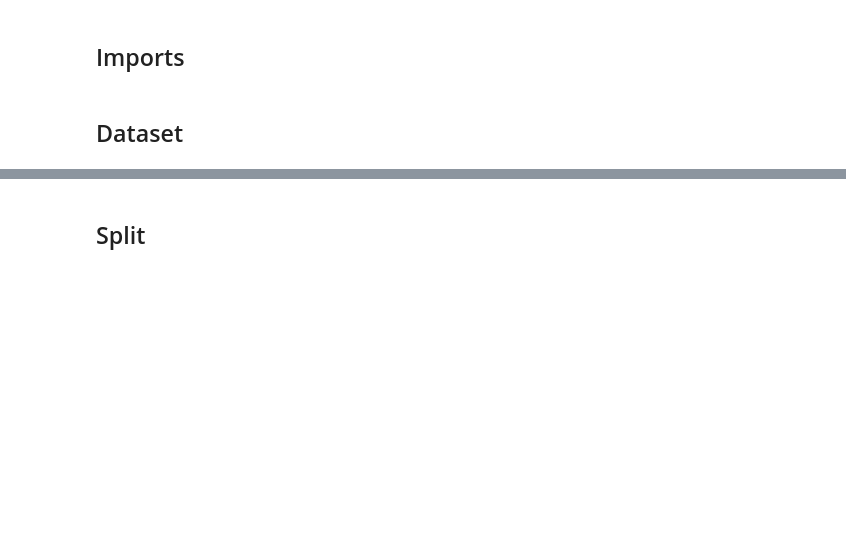
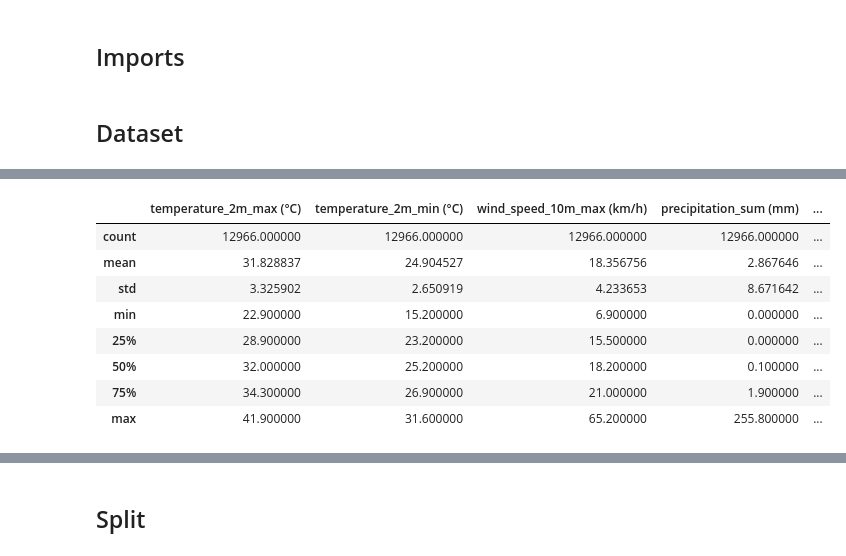
Before and after one commit to Kpranav-Kp/Weather-Prediction, a Jupyter notebook: 2_Stage_Weather_Prediction.ipynb, the cells around one changed output, grey strips where cells are left out. Drawn from its saved outputs; the diff is of its cells as text; code cells hidden in the pictures; blank space fills up the shorter version.

```diff
--- a/2_Stage_Weather_Prediction.ipynb
+++ b/2_Stage_Weather_Prediction.ipynb
@@ -17,0 +51,14 @@ weather.index = pd.to_datetime(weather.index)
+# %%
+weather[["temperature_2m_max (°C)","temperature_2m_min (°C)",'wind_speed_10m_max (km/h)','precipitation_sum (mm)','temperature_2m_mean (°C)',
+        'dew_point_2m_mean (°C)','cloud_cover_max (%)','relative_humidity_2m_mean (%)','pressure_msl_mean (hPa)', 'cloud_cover_mean (%)',
+        'apparent_temperature_mean (°C)']].describe()
+# %% [output]
+|  | temperature_2m_max (°C) | temperature_2m_min (°C) | wind_speed_10m_max (km/h) | precipitation_sum (mm) | ... |
+| count | 12966.000000 | 12966.000000 | 12966.000000 | 12966.000000 | ... |
+| mean | 31.828837 | 24.904527 | 18.356756 | 2.867646 | ... |
+| std | 3.325902 | 2.650919 | 4.233653 | 8.671642 | ... |
+| min | 22.900000 | 15.200000 | 6.900000 | 0.000000 | ... |
+| 25% | 28.900000 | 23.200000 | 15.500000 | 0.000000 | ... |
+| 50% | 32.000000 | 25.200000 | 18.200000 | 0.100000 | ... |
+| 75% | 34.300000 | 26.900000 | 21.000000 | 1.900000 | ... |
+| max | 41.900000 | 31.600000 | 65.200000 | 255.800000 | ... |
```
Also changed, not shown: parts of 10 cells of this notebook.
